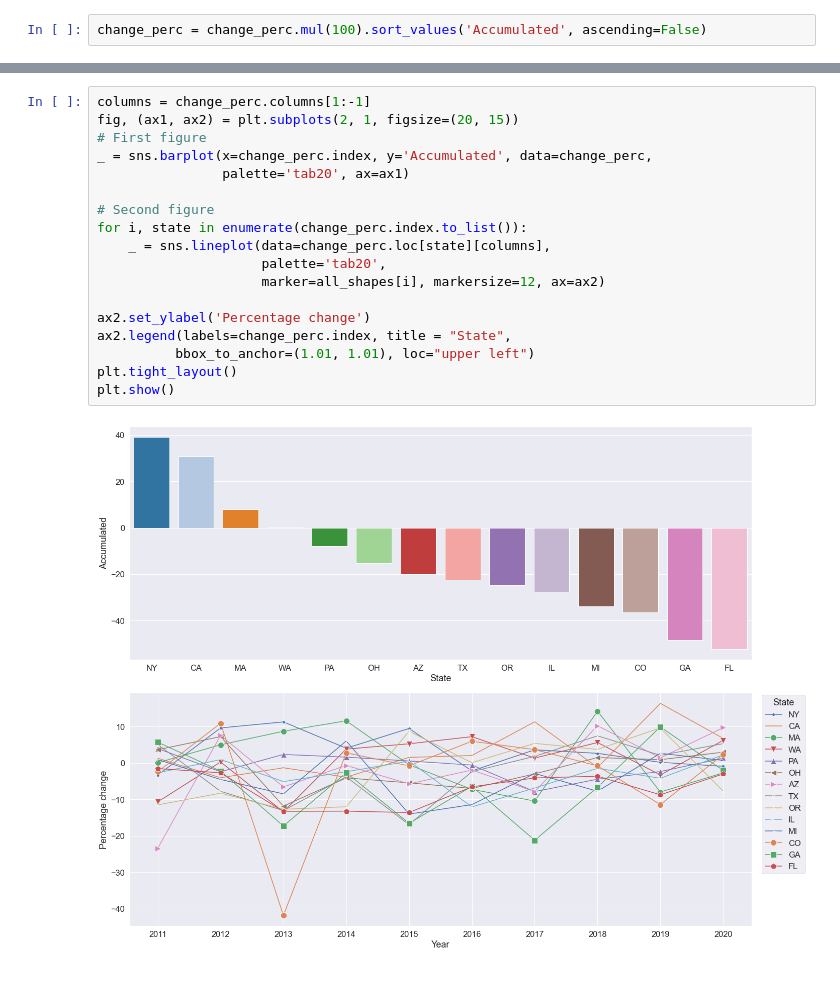
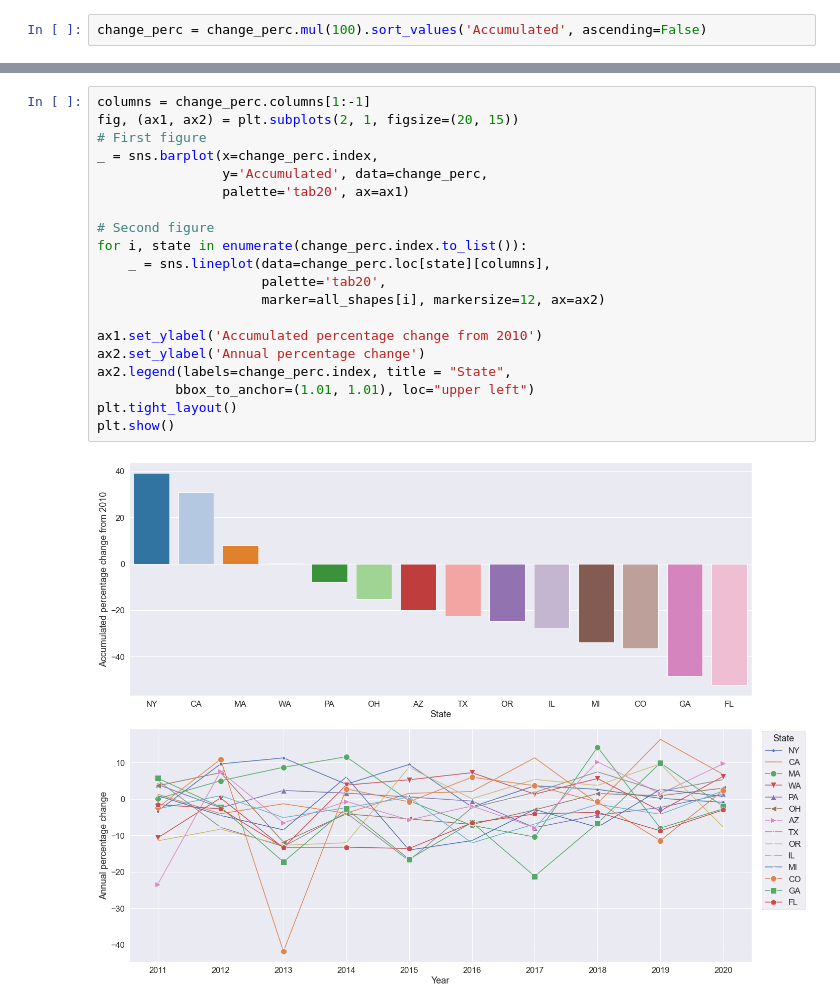
Before and after one commit to aliglara/capstone-c1-DA, a Jupyter notebook: codes/draft_visualization.ipynb, the cells around one changed output, grey strips where cells are left out. Drawn from its saved outputs; the diff is of its cells as text.

```diff
--- a/codes/draft_visualization.ipynb
+++ b/codes/draft_visualization.ipynb
@@ -224,20 +224,22 @@ change_perc
 # %%
 columns = change_perc.columns[1:-1]
 fig, (ax1, ax2) = plt.subplots(2, 1, figsize=(20, 15))
 # First figure
-_ = sns.barplot(x=change_perc.index, y='Accumulated', data=change_perc,
+_ = sns.barplot(x=change_perc.index,
+                y='Accumulated', data=change_perc,
                 palette='tab20', ax=ax1)
 
 # Second figure
 for i, state in enumerate(change_perc.index.to_list()):
     _ = sns.lineplot(data=change_perc.loc[state][columns],
                      palette='tab20',
                      marker=all_shapes[i], markersize=12, ax=ax2)
 
-ax2.set_ylabel('Percentage change')
+ax1.set_ylabel('Accumulated percentage change from 2010')
+ax2.set_ylabel('Annual percentage change')
 ax2.legend(labels=change_perc.index, title = "State",
           bbox_to_anchor=(1.01, 1.01), loc="upper left")
 plt.tight_layout()
 plt.show()
 # %% [output]
-[figure, old version]
+[figure, new version]
```
Also changed, not shown: parts of 3 cells of this notebook, 2 other files.
